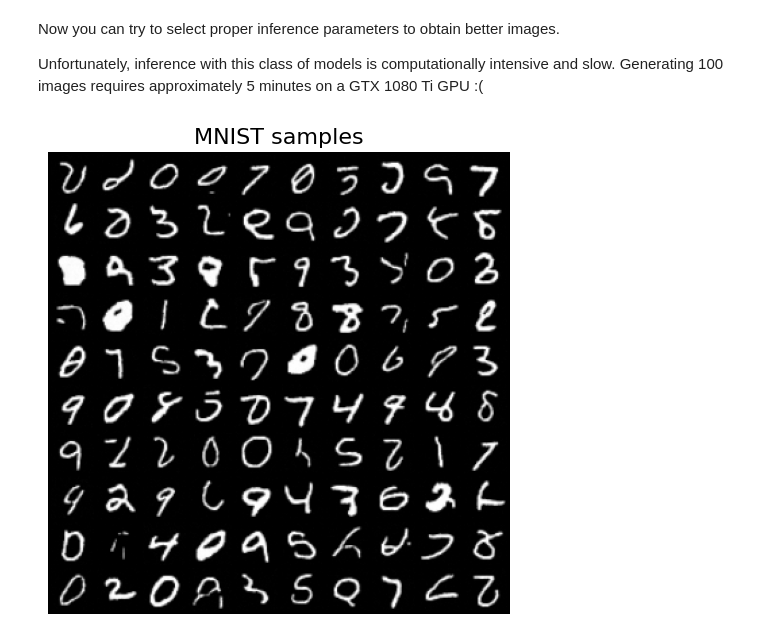
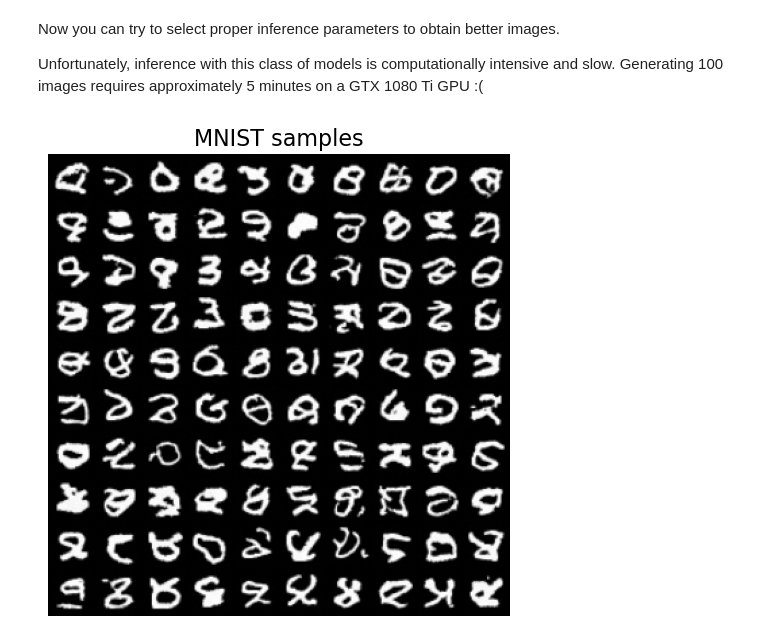
Before and after one commit to collateraris/ML_courses_GenAI_NLP, a Jupyter notebook: scientificProject/GenAI/hw4/hw4.ipynb, the cells around one changed output. Drawn from its saved outputs; the diff is of its cells as text; code cells hidden in the pictures.

```diff
--- a/scientificProject/GenAI/hw4/hw4.ipynb
+++ b/scientificProject/GenAI/hw4/hw4.ipynb
@@ -697,12 +697,12 @@ Unfortunately, inference with this class of models is computationally intensive
 # %%
 # ====
 # your code
 # choose these parameters
-NUM_STEPS = 10
+NUM_STEPS = 100
 EPS = 0.1
 # ====
 
 samples = ncsn.sample(100, num_steps=NUM_STEPS, eps=EPS).cpu()
 show_samples(samples, "MNIST samples")
 # %% [output]
-[figure, old version]
+[figure, new version]
```
